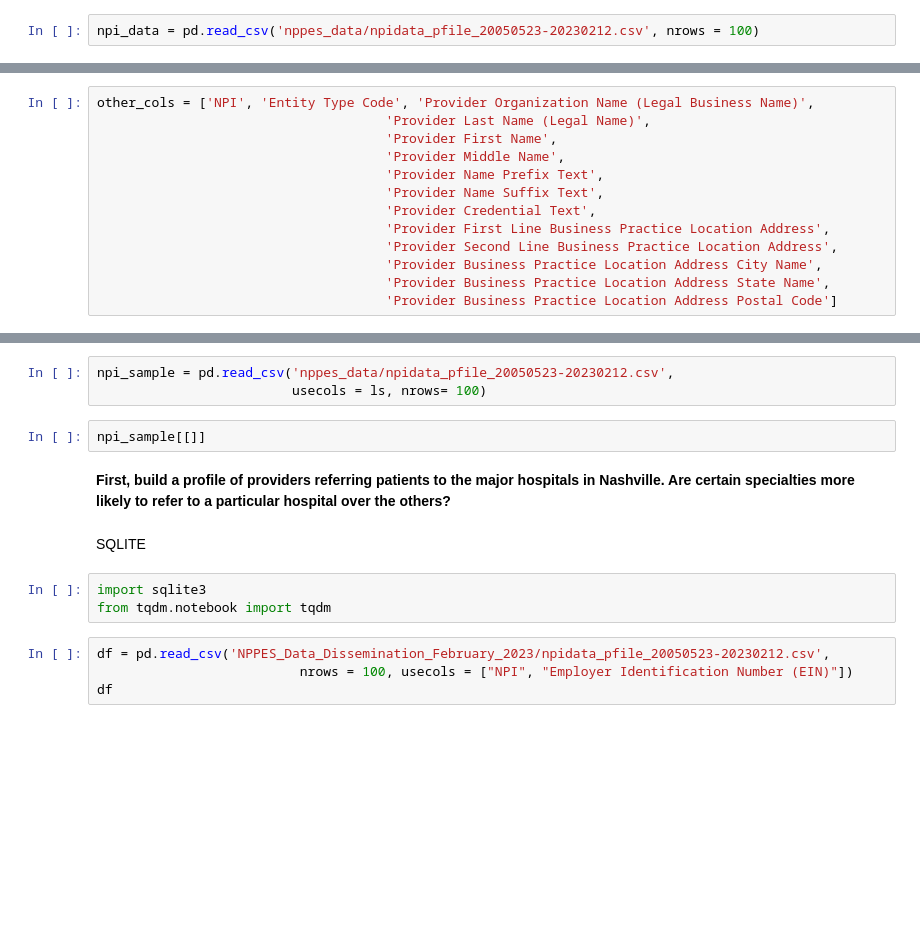
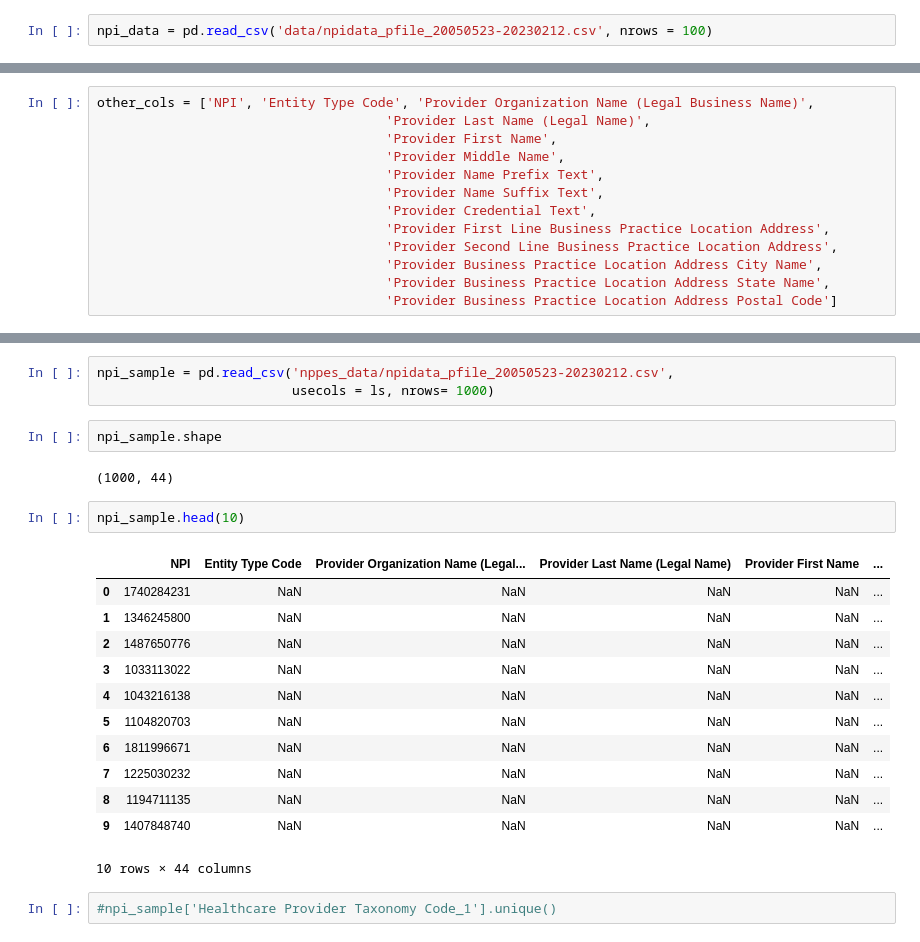
Before and after one commit to jmayf123/Hop_Teaming_Project, a Jupyter notebook: essete_ht.ipynb, the cells around one changed output, grey strips where cells are left out. Cells and saved outputs as stored; diff of their text form; blank space fills up the shorter version.

```diff
--- a/essete_ht.ipynb
+++ b/essete_ht.ipynb
@@ -59,5 +62,5 @@ hop.shape
 # %%
-npi_data = pd.read_csv('nppes_data/npidata_pfile_20050523-20230212.csv', nrows = 100)
+npi_data = pd.read_csv('data/npidata_pfile_20050523-20230212.csv', nrows = 100)
 # %%
 npi_colnames = list(npi_data.columns)
 #npi_colnames
@@ -119,16 +139,24 @@ next(npi_chunks)
 # %%
 npi_sample = pd.read_csv('nppes_data/npidata_pfile_20050523-20230212.csv',
-                         usecols = ls, nrows= 100)
+                         usecols = ls, nrows= 1000)
 # %%
-npi_sample[[]]
+npi_sample.shape
+# %% [output]
+(1000, 44)
-# %% [markdown]
-**First, build a profile of providers referring patients to the major hospitals in Nashville. Are certain specialties more likely to refer to a particular hospital over the others?**
-# %% [markdown]
-SQLITE
-# %%
-import sqlite3
-from tqdm.notebook import tqdm
-# %%
-df = pd.read_csv('NPPES_Data_Dissemination_February_2023/npidata_pfile_20050523-20230212.csv',
-                          nrows = 100, usecols = ["NPI", "Employer Identification Number (EIN)"])
-df
+# %%
+npi_sample.head(10)
+# %% [output]
+|  | NPI | Entity Type Code | Provider Organization Name (Legal... | Provider Last Name (Legal Name) | Provider First Name | ... |
+| 0 | 1740284231 | NaN | NaN | NaN | NaN | ... |
+| 1 | 1346245800 | NaN | NaN | NaN | NaN | ... |
+| 2 | 1487650776 | NaN | NaN | NaN | NaN | ... |
+| 3 | 1033113022 | NaN | NaN | NaN | NaN | ... |
+| 4 | 1043216138 | NaN | NaN | NaN | NaN | ... |
+| 5 | 1104820703 | NaN | NaN | NaN | NaN | ... |
+| 6 | 1811996671 | NaN | NaN | NaN | NaN | ... |
+| 7 | 1225030232 | NaN | NaN | NaN | NaN | ... |
+| 8 | 1194711135 | NaN | NaN | NaN | NaN | ... |
+| 9 | 1407848740 | NaN | NaN | NaN | NaN | ... |
+10 rows × 44 columns
+# %%
+#npi_sample['Healthcare Provider Taxonomy Code_1'].unique()
```
Also changed, not shown: parts of 23 cells of this notebook.
